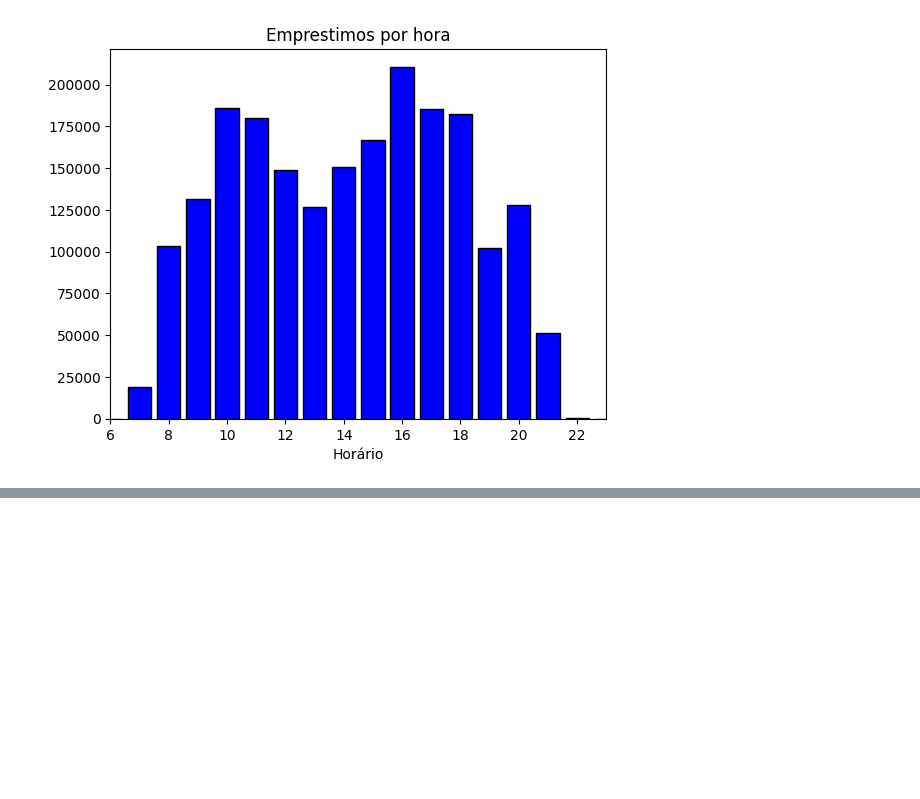
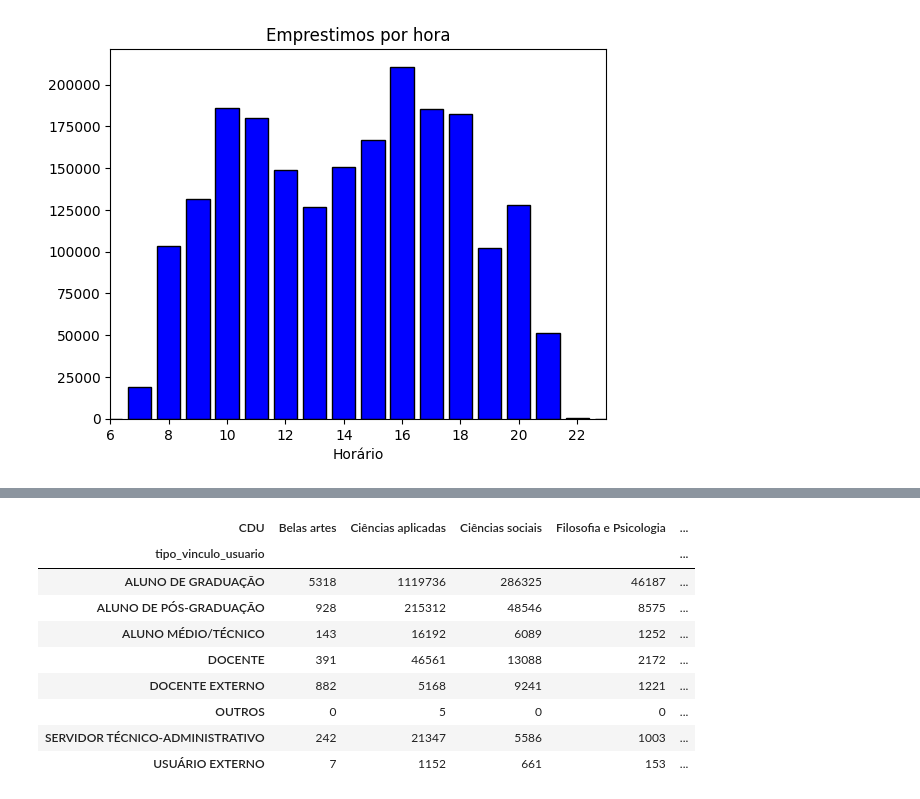
Before and after one commit to thaisornellas/tha_is_learning, a Jupyter notebook: 7days.ipynb, the cells around one changed output, grey strips where cells are left out. Saved outputs shown, nothing was run; the diff lists cells and outputs as text; code cells hidden in the pictures; blank space fills up the shorter version.

```diff
--- a/7days.ipynb
+++ b/7days.ipynb
@@ -388,0 +525,13 @@ Nota se uma maior demanda as 10h na parte da manhã e as 16h na parte da tarde.
+# %%
+relacao_variaveis('tipo_vinculo_usuario', 'CDU', 'total')
+# %% [output]
+| CDU | Belas artes | Ciências aplicadas | Ciências sociais | Filosofia e Psicologia | ... |
+| tipo_vinculo_usuario |  |  |  |  | ... |
+| ALUNO DE GRADUAÇÃO | 5318 | 1119736 | 286325 | 46187 | ... |
+| ALUNO DE PÓS-GRADUAÇÃO | 928 | 215312 | 48546 | 8575 | ... |
+| ALUNO MÉDIO/TÉCNICO | 143 | 16192 | 6089 | 1252 | ... |
+| DOCENTE | 391 | 46561 | 13088 | 2172 | ... |
+| DOCENTE EXTERNO | 882 | 5168 | 9241 | 1221 | ... |
+| OUTROS | 0 | 5 | 0 | 0 | ... |
+| SERVIDOR TÉCNICO-ADMINISTRATIVO | 242 | 21347 | 5586 | 1003 | ... |
+| USUÁRIO EXTERNO | 7 | 1152 | 661 | 153 | ... |
```
Also changed, not shown: parts of 25 cells of this notebook.
